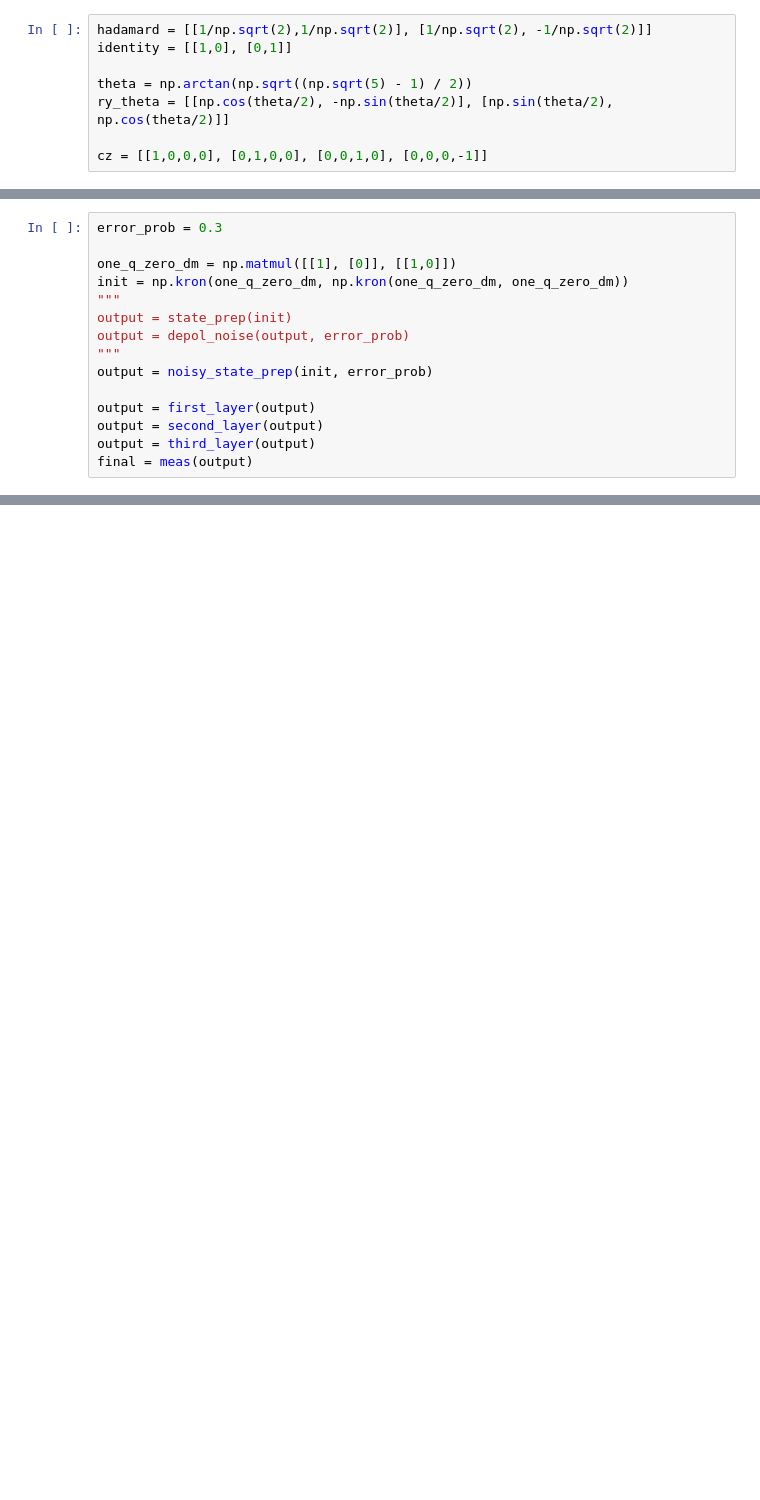
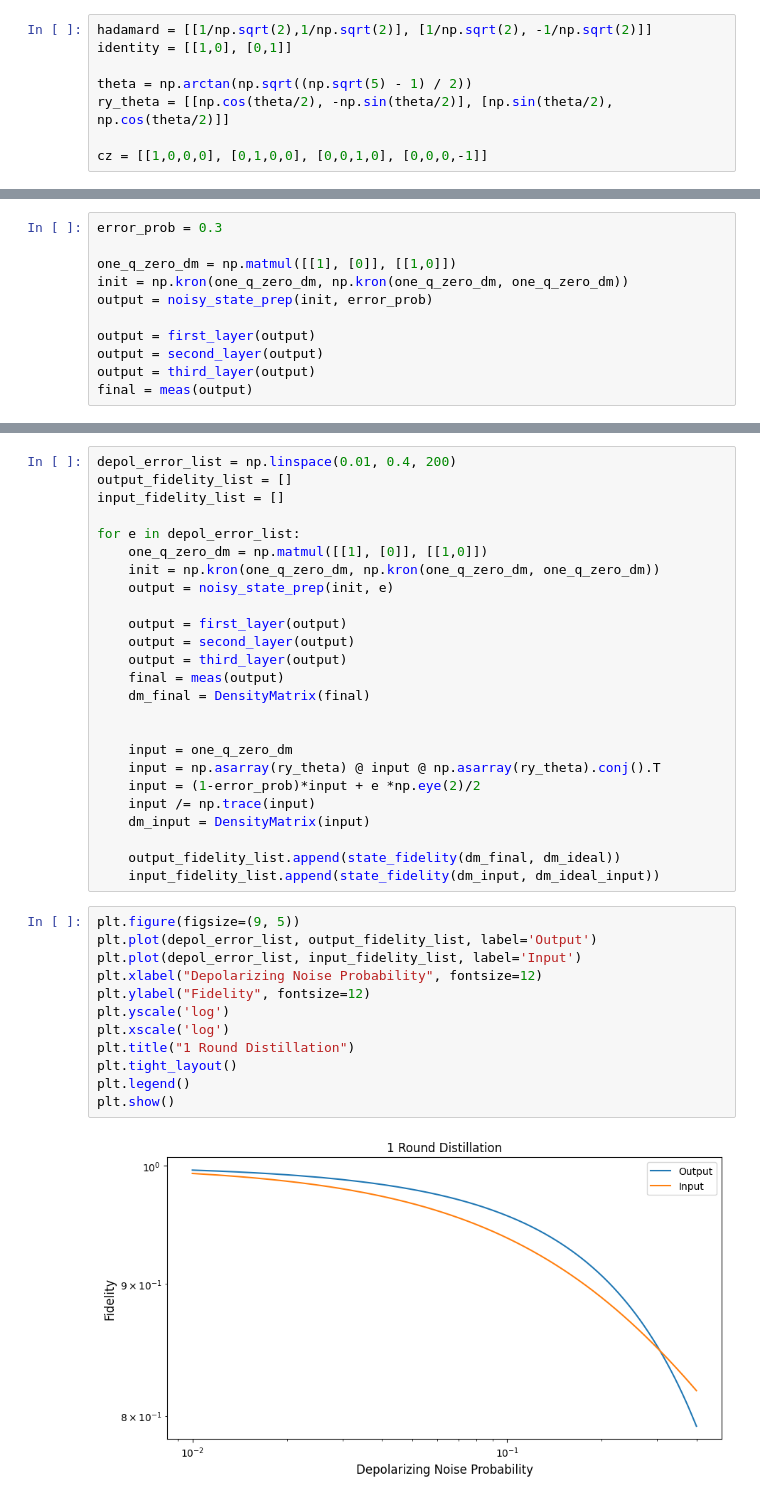
Before and after one commit to Sal7ySalt/Smallest-MSD-Protocol, a Jupyter notebook: 3_qubit_code/msd_with_matrices.ipynb, the cells around one changed output, grey strips where cells are left out. Cells and saved outputs as stored; diff of their text form; blank space fills up the shorter version.

```diff
--- a/3_qubit_code/msd_with_matrices.ipynb
+++ b/3_qubit_code/msd_with_matrices.ipynb
@@ -92,10 +106,6 @@ error_prob = 0.3
 
 one_q_zero_dm = np.matmul([[1], [0]], [[1,0]])
 init = np.kron(one_q_zero_dm, np.kron(one_q_zero_dm, one_q_zero_dm))
-"""
-output = state_prep(init)
-output = depol_noise(output, error_prob)
-"""
 output = noisy_state_prep(init, error_prob)
 
 output = first_layer(output)
@@ -136,0 +139,39 @@ Input Fidelity = 0.8500000025862307
+# %%
+depol_error_list = np.linspace(0.01, 0.4, 200)
+output_fidelity_list = []
+input_fidelity_list = []
+
+for e in depol_error_list:
+    one_q_zero_dm = np.matmul([[1], [0]], [[1,0]])
+    init = np.kron(one_q_zero_dm, np.kron(one_q_zero_dm, one_q_zero_dm))
+    output = noisy_state_prep(init, e)
+
+    output = first_layer(output)
+    output = second_layer(output)
+    output = third_layer(output)
+    final = meas(output)
+    dm_final = DensityMatrix(final)
+
+
+    input = one_q_zero_dm
+    input = np.asarray(ry_theta) @ input @ np.asarray(ry_theta).conj().T
+    input = (1-error_prob)*input + e *np.eye(2)/2
+    input /= np.trace(input)
+    dm_input = DensityMatrix(input)
+
+    output_fidelity_list.append(state_fidelity(dm_final, dm_ideal))
+    input_fidelity_list.append(state_fidelity(dm_input, dm_ideal_input))
+# %%
+plt.figure(figsize=(9, 5))
+plt.plot(depol_error_list, output_fidelity_list, label='Output')
+plt.plot(depol_error_list, input_fidelity_list, label='Input')
+plt.xlabel("Depolarizing Noise Probability", fontsize=12)
+plt.ylabel("Fidelity", fontsize=12)
+plt.yscale('log')
+plt.xscale('log')
+plt.title("1 Round Distillation")
+plt.tight_layout()
+plt.legend()
+plt.show()
+# %% [output]
+[figure, added]
```
Also changed, not shown: parts of 11 cells of this notebook, 3 other files.
